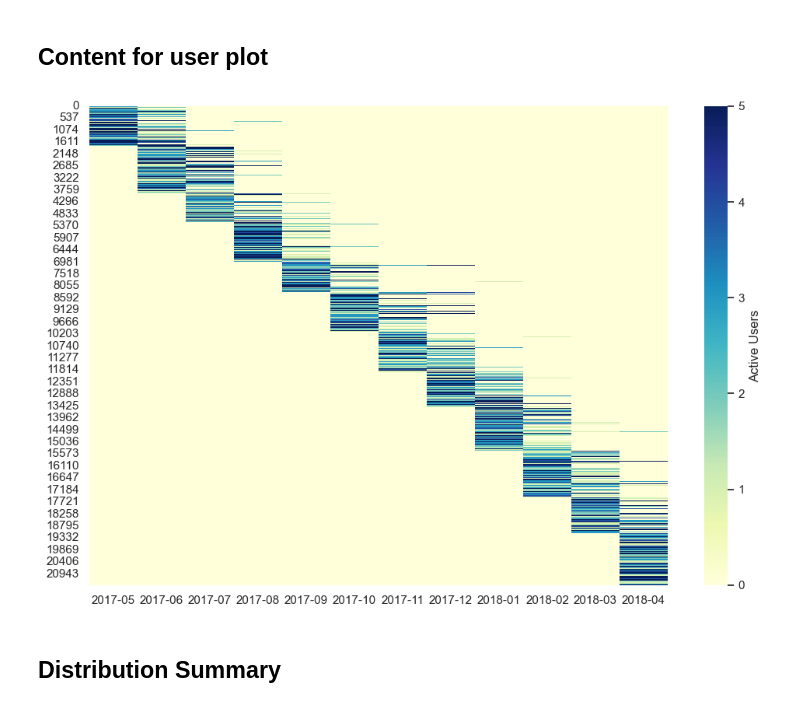
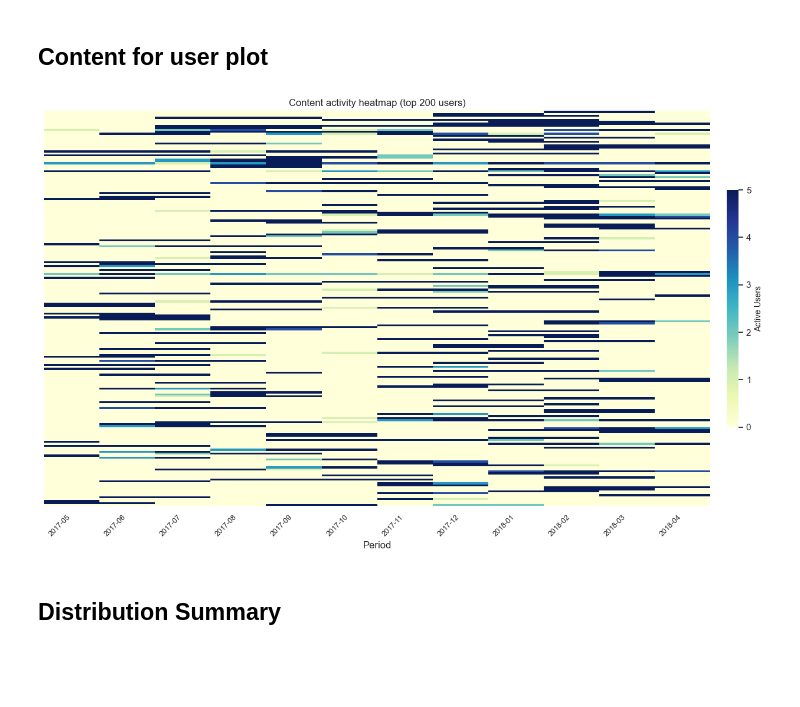
Before and after one commit to giacomomaggiore/netflix-marketing-project, a Jupyter notebook: netlix-users-analysis.ipynb, the cells around one changed output. Cells and saved outputs as stored; diff of their text form; code cells hidden in the pictures; blank space fills up the shorter version.

```diff
--- a/netlix-users-analysis.ipynb
+++ b/netlix-users-analysis.ipynb
@@ -330,14 +347,34 @@ content_matrix_dataframe = content_matrix_dataframe.fillna(0)
 # %%
 import seaborn as sns
 import matplotlib.pyplot as plt
 
-# Assuming active_users_matrix is your data
-plt.figure(figsize=(12, 8))  # Increased dimensions: width=12, height=8
-sns.heatmap(content_matrix_dataframe, cmap='YlGnBu', cbar_kws={'label': 'Active Users'}, vmin=0, vmax=5)
+# Improved heatmap: show only top-N most active users to improve readability
+# compute user activity and subset
+user_activity = content_matrix_dataframe.sum(axis=1).sort_values(ascending=False)
+top_n = 200  # regola questo valore per presentazioni diverse
+subset = content_matrix_dataframe.loc[user_activity.index[:top_n]] if len(user_activity) > 0 else content_matrix_dataframe
 
+plt.figure(figsize=(14, 8))
+ax = sns.heatmap(subset,
+                 cmap='YlGnBu',
+                 cbar_kws={'label': 'Active Users', 'shrink': 0.6, 'pad': 0.02},
+                 vmin=0, vmax=5,
+                 yticklabels=False)
+
+ax.set_xlabel('Period')
+ax.set_ylabel('')  # keep y-axis label empty for cleaner view
+plt.xticks(rotation=45, ha='right', fontsize=9)
+plt.title(f'Content activity heatmap (top {min(top_n, subset.shape[0])} users)')
+
+# ensure colorbar label size and layout
+cbar = ax.collections[0].colorbar if len(ax.collections) > 0 else None
+if cbar is not None:
+    cbar.ax.yaxis.label.set_size(10)
+
+plt.tight_layout()
 plt.show()
 # %% [output]
-[figure, old version]
+[figure, new version]
 # %% [markdown]
 ## Distribution Summary
 # %%
```
Also changed, not shown: parts of 6 cells of this notebook, 1 other file.
